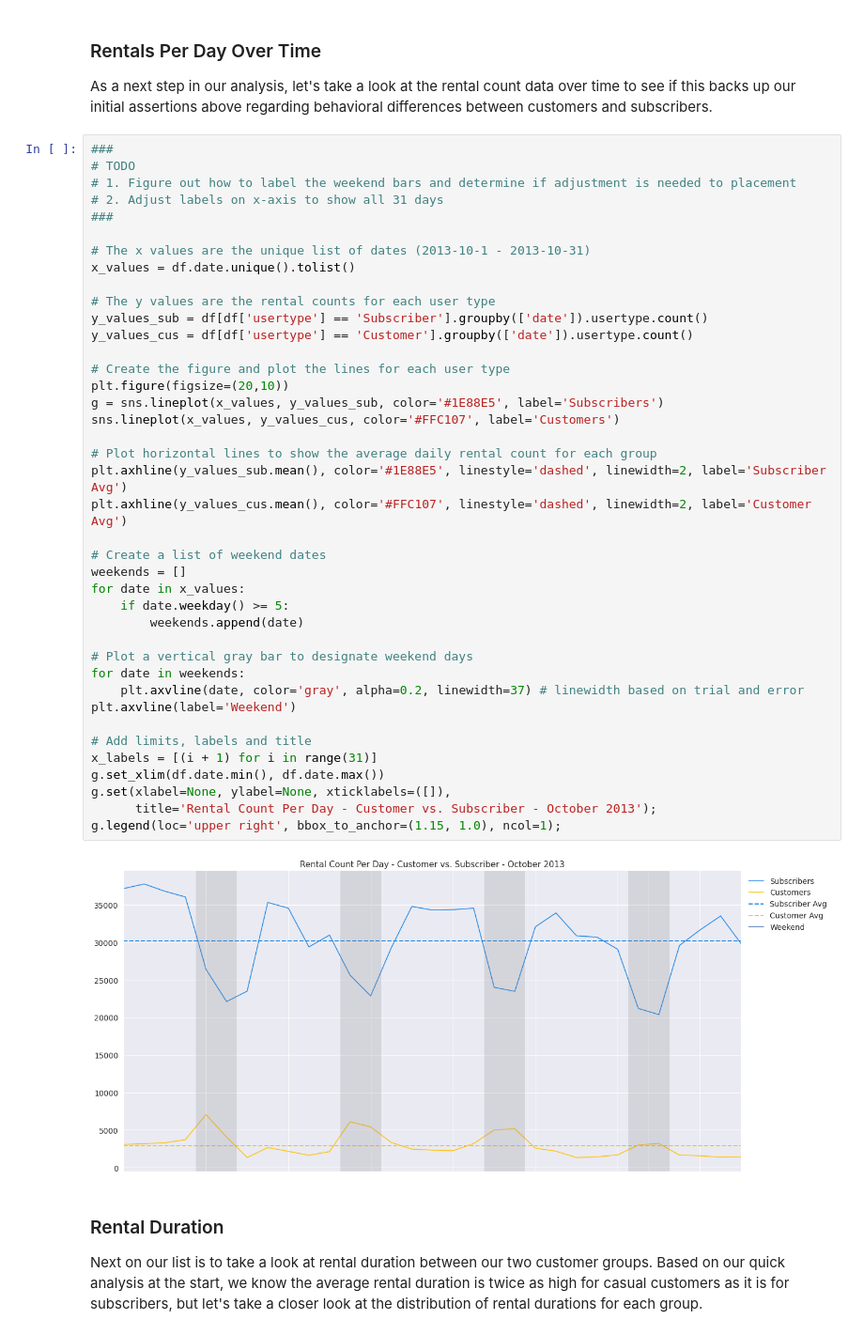
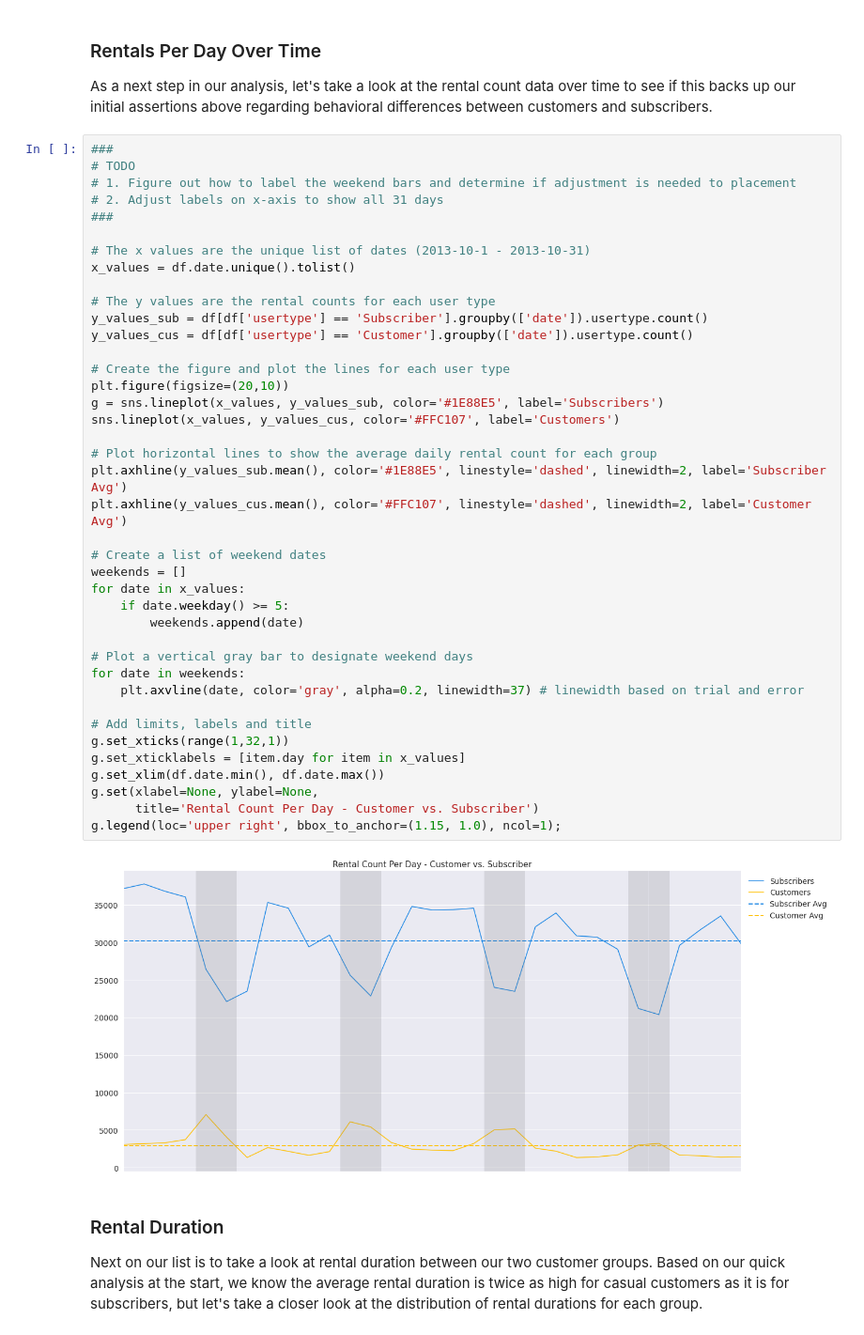
Before and after one commit to stevenrhart/bike-rentals, a Jupyter notebook: notebooks/Bike_Rentals.ipynb, the cells around one changed output. Shown: that part at 94% size. Saved outputs shown, nothing was run; the diff lists cells and outputs as text.

```diff
--- a/notebooks/Bike_Rentals.ipynb
+++ b/notebooks/Bike_Rentals.ipynb
@@ -301,38 +303,38 @@ As a next step in our analysis, let's take a look at the rental count data over
 # The x values are the unique list of dates (2013-10-1 - 2013-10-31)
 x_values = df.date.unique().tolist()
 
 # The y values are the rental counts for each user type
 y_values_sub = df[df['usertype'] == 'Subscriber'].groupby(['date']).usertype.count()
 y_values_cus = df[df['usertype'] == 'Customer'].groupby(['date']).usertype.count()
 
 # Create the figure and plot the lines for each user type
 plt.figure(figsize=(20,10))
 g = sns.lineplot(x_values, y_values_sub, color='#1E88E5', label='Subscribers')
 sns.lineplot(x_values, y_values_cus, color='#FFC107', label='Customers')
 
 # Plot horizontal lines to show the average daily rental count for each group
 plt.axhline(y_values_sub.mean(), color='#1E88E5', linestyle='dashed', linewidth=2, label='Subscriber Avg')
 plt.axhline(y_values_cus.mean(), color='#FFC107', linestyle='dashed', linewidth=2, label='Customer Avg')
 
 # Create a list of weekend dates
 weekends = []
 for date in x_values:
     if date.weekday() >= 5:
         weekends.append(date)
 
 # Plot a vertical gray bar to designate weekend days
 for date in weekends:
     plt.axvline(date, color='gray', alpha=0.2, linewidth=37) # linewidth based on trial and error
-plt.axvline(label='Weekend')
 
 # Add limits, labels and title
-x_labels = [(i + 1) for i in range(31)]
+g.set_xticks(range(1,32,1))
+g.set_xticklabels = [item.day for item in x_values]
 g.set_xlim(df.date.min(), df.date.max())
-g.set(xlabel=None, ylabel=None, xticklabels=([]),
-      title='Rental Count Per Day - Customer vs. Subscriber - October 2013');
+g.set(xlabel=None, ylabel=None,
+      title='Rental Count Per Day - Customer vs. Subscriber')
 g.legend(loc='upper right', bbox_to_anchor=(1.15, 1.0), ncol=1);
 # %% [output]
-[figure, old version]
+[figure, new version]
 # %% [markdown]
 
 ### Rental Duration
```
Also changed, not shown: parts of 34 cells of this notebook.
